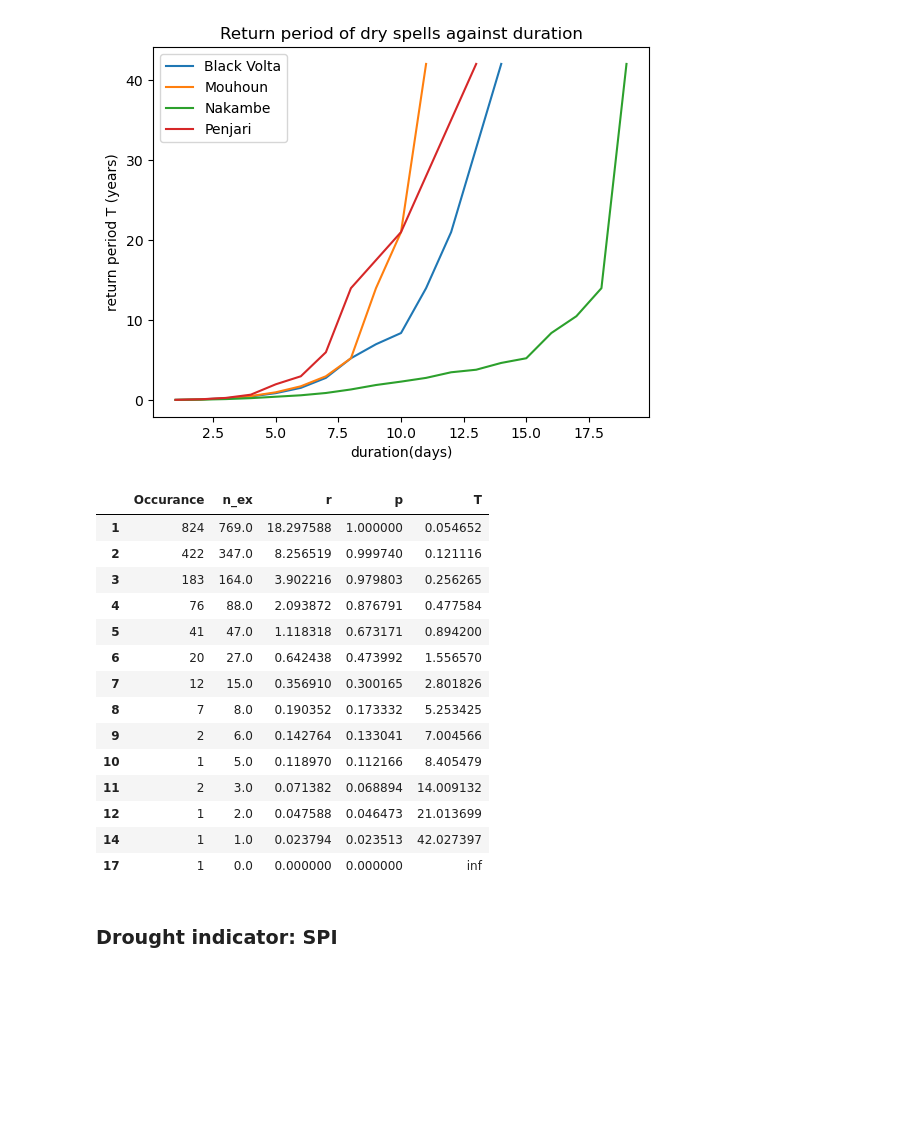
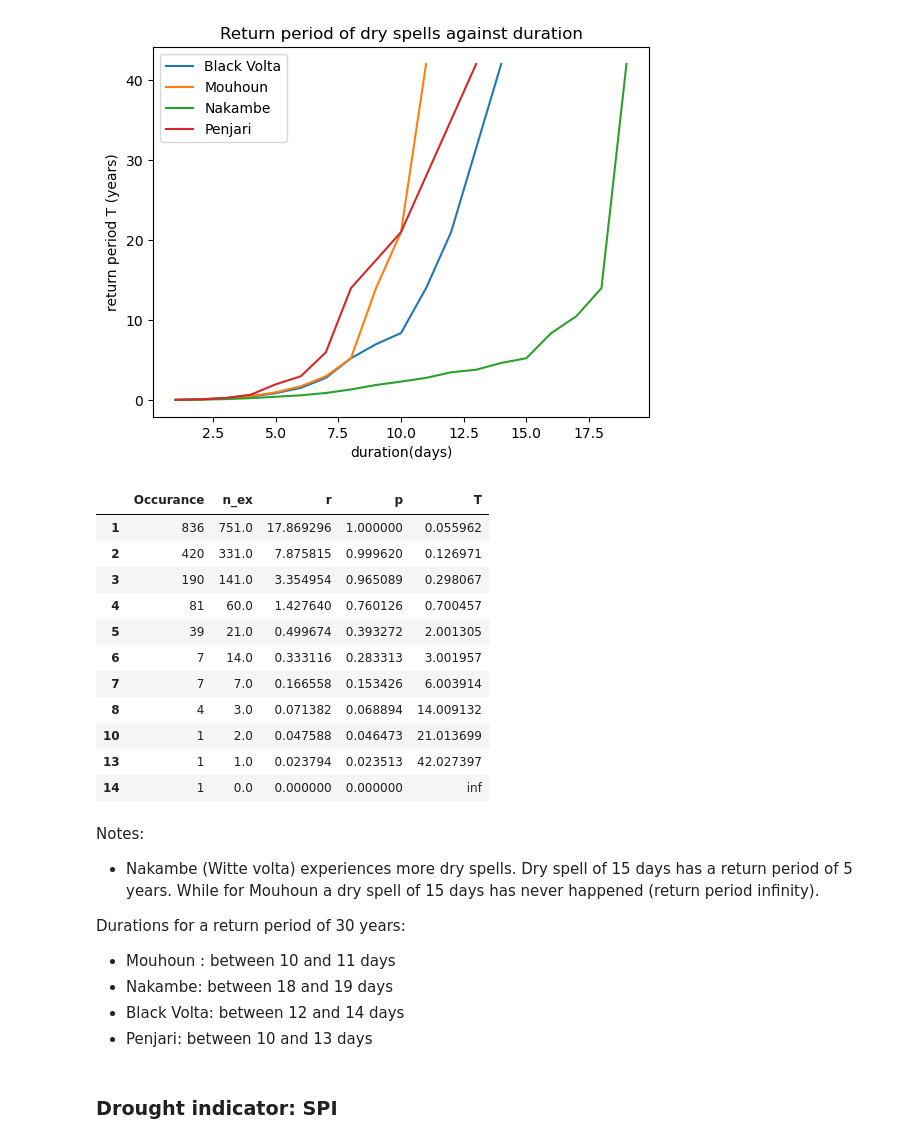
Before and after one commit to Daafip/Volta-burkina-faso, a Jupyter notebook: data/rainfall data volta/Data_hydrologu_BF.ipynb, the cells around one changed output. Cells and saved outputs as stored; diff of their text form; code cells hidden in the pictures; blank space fills up the shorter version.

```diff
--- a/data/rainfall data volta/Data_hydrologu_BF.ipynb
+++ b/data/rainfall data volta/Data_hydrologu_BF.ipynb
@@ -346,23 +347,29 @@ plt.legend();
 [figure]
 # %%
 #show datafram of one station
-BV_DF
+Pen_DF
 # %% [output]
 |  | Occurance | n_ex | r | p | T |
-| 1 | 824 | 769.0 | 18.297588 | 1.000000 | 0.054652 |
-| 2 | 422 | 347.0 | 8.256519 | 0.999740 | 0.121116 |
-| 3 | 183 | 164.0 | 3.902216 | 0.979803 | 0.256265 |
-| 4 | 76 | 88.0 | 2.093872 | 0.876791 | 0.477584 |
-| 5 | 41 | 47.0 | 1.118318 | 0.673171 | 0.894200 |
-| 6 | 20 | 27.0 | 0.642438 | 0.473992 | 1.556570 |
-| 7 | 12 | 15.0 | 0.356910 | 0.300165 | 2.801826 |
-| 8 | 7 | 8.0 | 0.190352 | 0.173332 | 5.253425 |
-| 9 | 2 | 6.0 | 0.142764 | 0.133041 | 7.004566 |
-| 10 | 1 | 5.0 | 0.118970 | 0.112166 | 8.405479 |
-| 11 | 2 | 3.0 | 0.071382 | 0.068894 | 14.009132 |
-| 12 | 1 | 2.0 | 0.047588 | 0.046473 | 21.013699 |
-| 14 | 1 | 1.0 | 0.023794 | 0.023513 | 42.027397 |
-| 17 | 1 | 0.0 | 0.000000 | 0.000000 | inf |
+| 1 | 836 | 751.0 | 17.869296 | 1.000000 | 0.055962 |
+| 2 | 420 | 331.0 | 7.875815 | 0.999620 | 0.126971 |
+| 3 | 190 | 141.0 | 3.354954 | 0.965089 | 0.298067 |
+| 4 | 81 | 60.0 | 1.427640 | 0.760126 | 0.700457 |
+| 5 | 39 | 21.0 | 0.499674 | 0.393272 | 2.001305 |
+| 6 | 7 | 14.0 | 0.333116 | 0.283313 | 3.001957 |
+| 7 | 7 | 7.0 | 0.166558 | 0.153426 | 6.003914 |
+| 8 | 4 | 3.0 | 0.071382 | 0.068894 | 14.009132 |
+| 10 | 1 | 2.0 | 0.047588 | 0.046473 | 21.013699 |
+| 13 | 1 | 1.0 | 0.023794 | 0.023513 | 42.027397 |
+| 14 | 1 | 0.0 | 0.000000 | 0.000000 | inf |
+# %% [markdown]
+Notes:
+- Nakambe (Witte volta) experiences more dry spells. Dry spell of 15 days has a return period of 5 years. While for Mouhoun a dry spell of 15 days has never happened (return period infinity).
+
+Durations for a return period of 30 years:
+- Mouhoun : between 10 and 11 days
+- Nakambe: between 18 and 19 days
+- Black Volta: between 12 and 14 days
+- Penjari: between 10 and 13 days
 # %% [markdown]
 ### Drought indicator: SPI
 # %%
```
Also changed, not shown: parts of 4 cells of this notebook.
